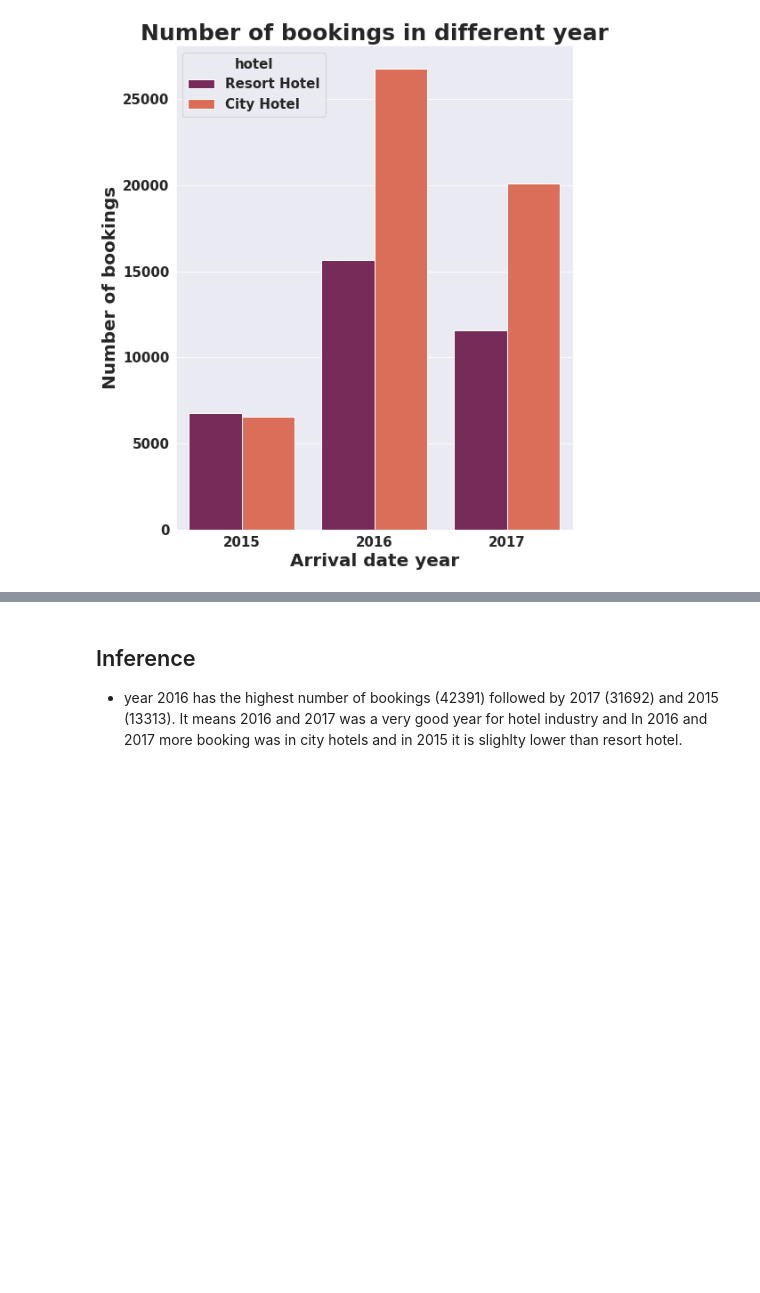
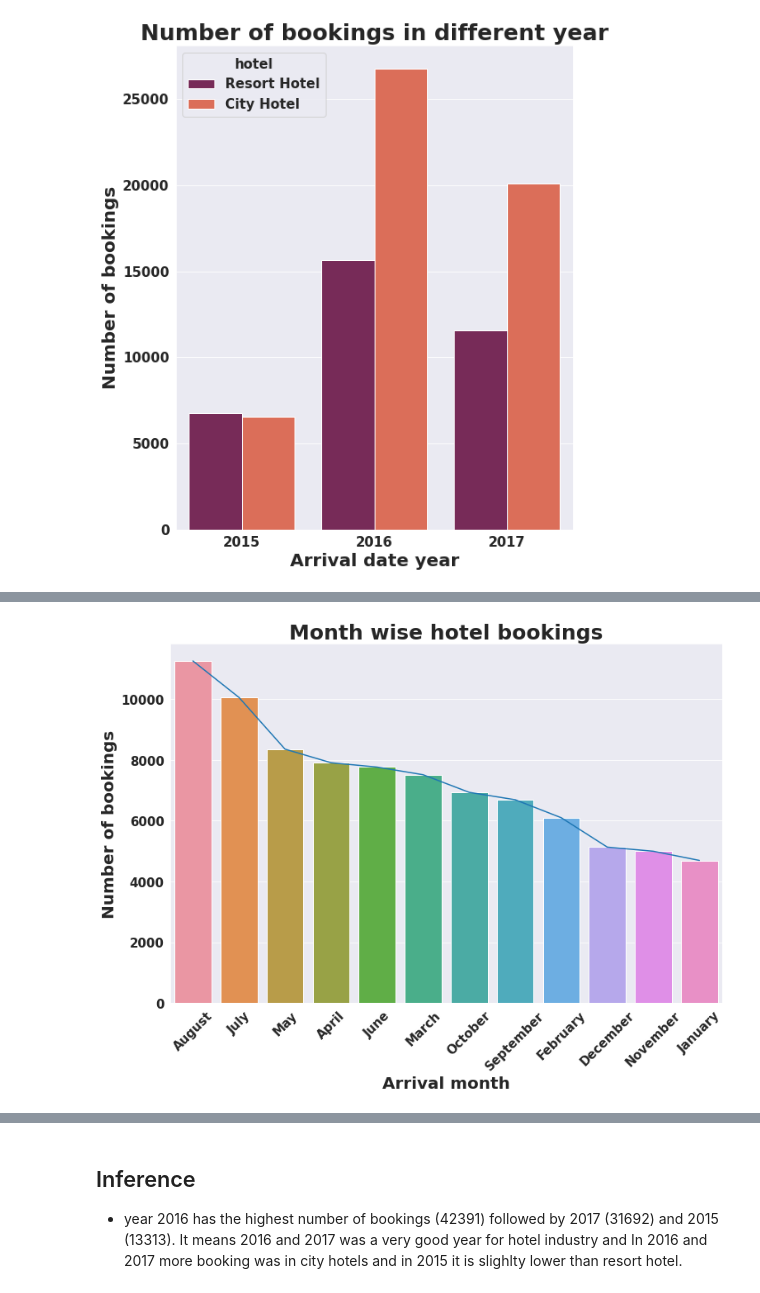
Before and after one commit to SaitejBhimnath/Exploratory-Data-Analysis-Capstone-Project-1, a Jupyter notebook: Hotel_Bookings_Analysis_Capstone_Project_1.ipynb, the cells around one changed output, grey strips where cells are left out. Saved outputs shown, nothing was run; the diff lists cells and outputs as text; code cells hidden in the pictures; blank space fills up the shorter version.

Commit message:
Fourth Commit(Further performed exploratory data analysis solved some questions created a few charts)

```diff
--- a/Hotel_Bookings_Analysis_Capstone_Project_1.ipynb
+++ b/Hotel_Bookings_Analysis_Capstone_Project_1.ipynb
@@ -533,0 +553,11 @@ plt.title('Number of bookings in different year');
+# %%
+#Plot month wise Hotel bookings
+plt.figure(figsize=(12,8))
+sns.lineplot(x=df['arrival_date_month'].value_counts().keys(),y=df['arrival_date_month'].value_counts())
+sns.barplot(x=df['arrival_date_month'].value_counts().keys(),y=df['arrival_date_month'].value_counts())
+plt.xticks(rotation=45)
+plt.xlabel('Arrival month')
+plt.ylabel('Number of bookings')
+plt.title('Month wise hotel bookings');
+# %% [output]
+[figure, added]
```
Also changed, not shown: parts of 31 cells of this notebook.
